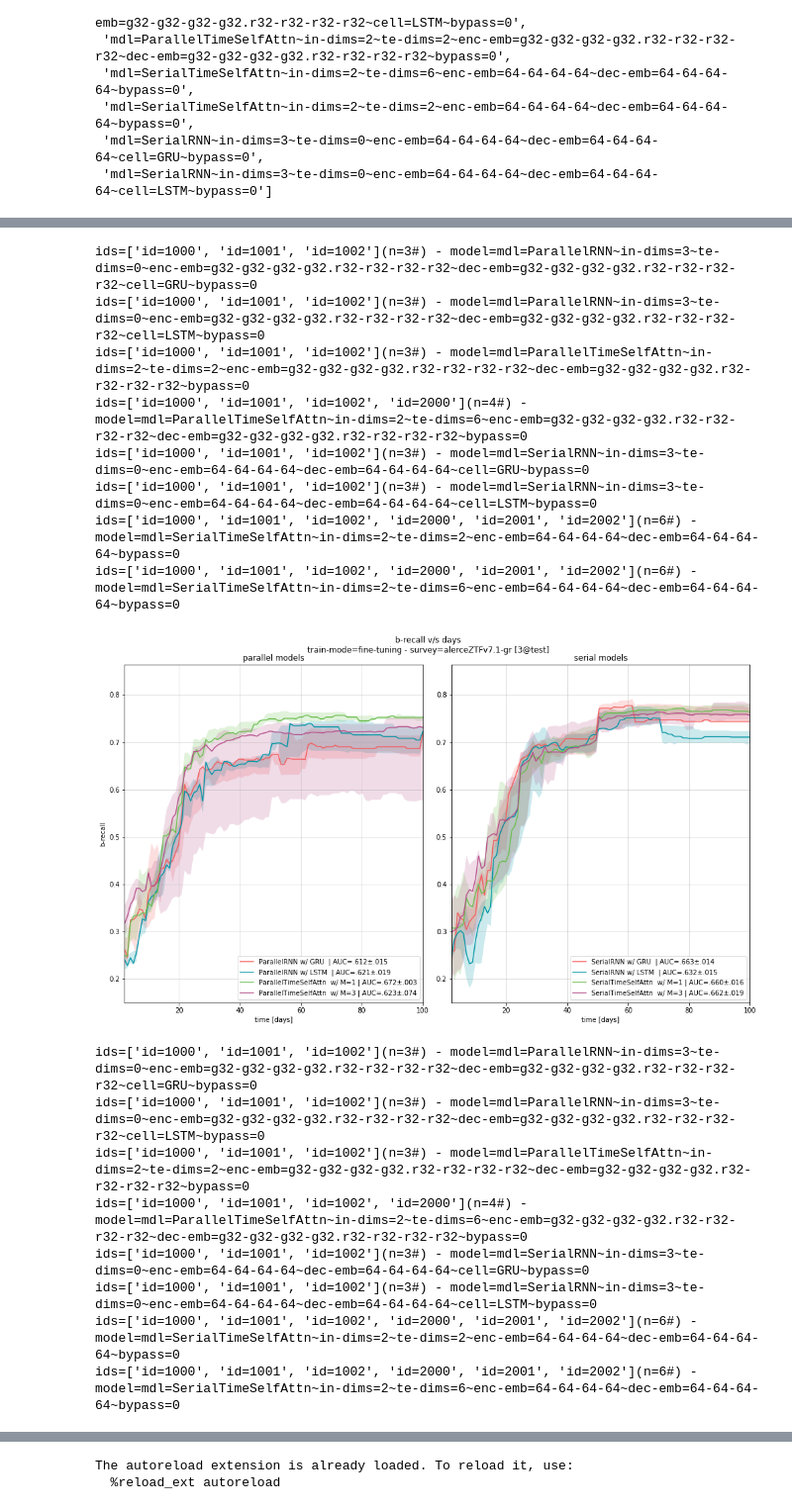
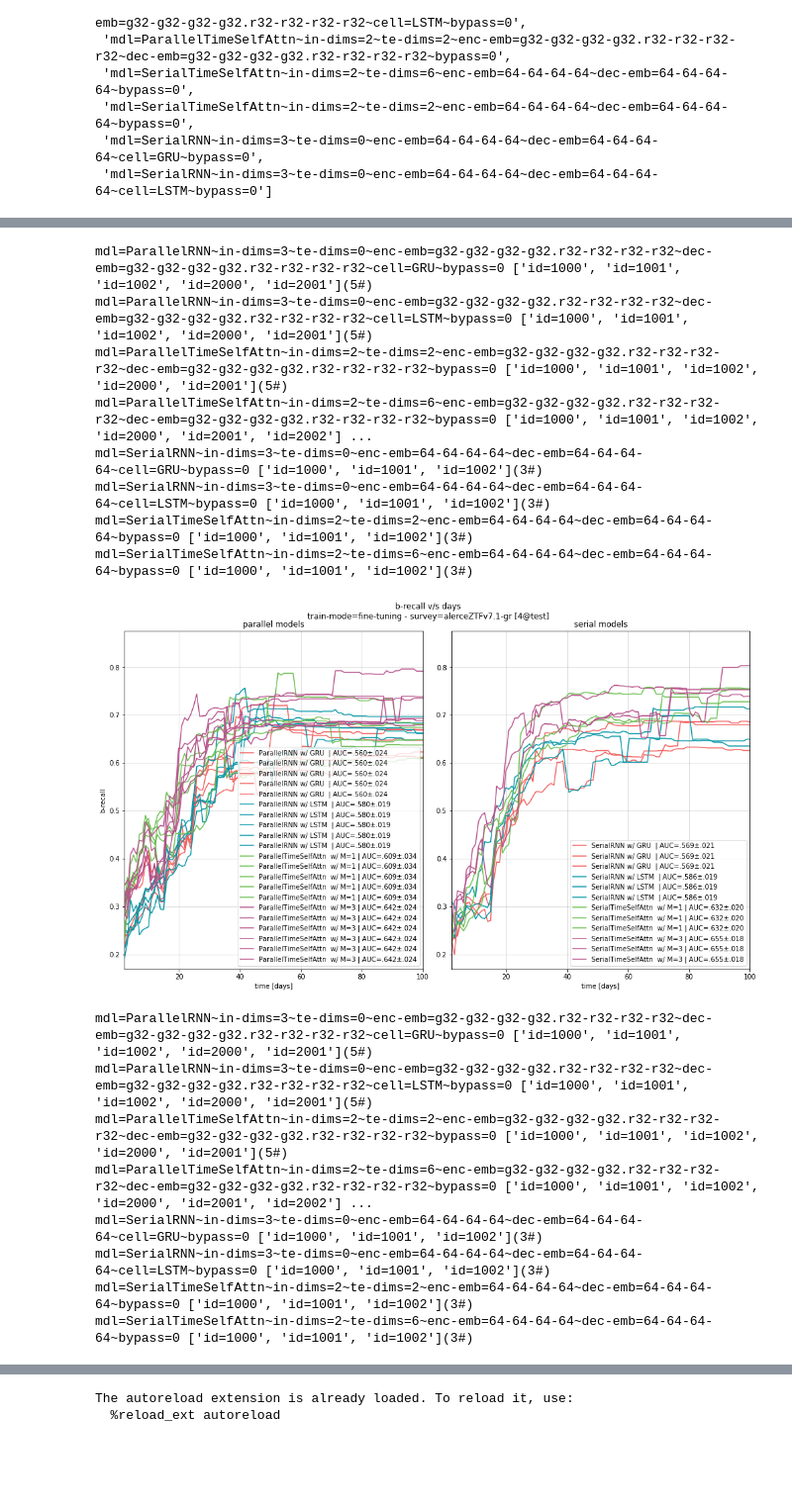
Before and after one commit to opimentel-github/astro-lightcurves-classifier, a Jupyter notebook: experiments/metrics_results.ipynb, the cells around one changed output, grey strips where cells are left out. Shown at 99% size. Cells and saved outputs as stored; diff of their text form; code cells hidden in the pictures; blank space fills up the shorter version.

```diff
--- a/experiments/metrics_results.ipynb
+++ b/experiments/metrics_results.ipynb
@@ -13,7 +13,7 @@ lcset_name = 'test'
 rootdir = '../save'
 method = 'spm-mcmc-estw'
 cfilename = f'survey=alerceZTFv7.1~bands=gr~mode=onlySNe~method={method}'
-kf = '3'
+kf = '4'
 
 model_names = get_model_names(rootdir, cfilename, kf, lcset_name)
 model_names
@@ -43,7 +43,7 @@ dmetrics = {
     }
 kwargs = {
     #'baselines_dict':baselines_dict,
-    'p':5, # None 5 10 25 30
+    'p':None, # None 5 10 25 30
 }
 plot_metric(rootdir, cfilename, kf, lcset_name, model_names, dmetrics, **kwargs)
 # %% [output]
@@ -61,17 +61,17 @@ ids=['id=1000', 'id=1001', 'id=1002', 'id=2000', 'id=2001', 'id=2002'](n=6#) - m
-ids=['id=1000', 'id=1001', 'id=1002'](n=3#) - model=mdl=ParallelRNN~in-dims=3~te-dims=0~enc-emb=g32-g32-g32-g32.r32-r32-r32-r32~dec-emb=g32-g32-g32-g32.r32-r32-r32-r32~cell=GRU~bypass=0
-ids=['id=1000', 'id=1001', 'id=1002'](n=3#) - model=mdl=ParallelRNN~in-dims=3~te-dims=0~enc-emb=g32-g32-g32-g32.r32-r32-r32-r32~dec-emb=g32-g32-g32-g32.r32-r32-r32-r32~cell=LSTM~bypass=0
-ids=['id=1000', 'id=1001', 'id=1002'](n=3#) - model=mdl=ParallelTimeSelfAttn~in-dims=2~te-dims=2~enc-emb=g32-g32-g32-g32.r32-r32-r32-r32~dec-emb=g32-g32-g32-g32.r32-r32-r32-r32~bypass=0
-ids=['id=1000', 'id=1001', 'id=1002', 'id=2000'](n=4#) - model=mdl=ParallelTimeSelfAttn~in-dims=2~te-dims=6~enc-emb=g32-g32-g32-g32.r32-r32-r32-r32~dec-emb=g32-g32-g32-g32.r32-r32-r32-r32~bypass=0
-ids=['id=1000', 'id=1001', 'id=1002'](n=3#) - model=mdl=SerialRNN~in-dims=3~te-dims=0~enc-emb=64-64-64-64~dec-emb=64-64-64-64~cell=GRU~bypass=0
-ids=['id=1000', 'id=1001', 'id=1002'](n=3#) - model=mdl=SerialRNN~in-dims=3~te-dims=0~enc-emb=64-64-64-64~dec-emb=64-64-64-64~cell=LSTM~bypass=0
-ids=['id=1000', 'id=1001', 'id=1002', 'id=2000', 'id=2001', 'id=2002'](n=6#) - model=mdl=SerialTimeSelfAttn~in-dims=2~te-dims=2~enc-emb=64-64-64-64~dec-emb=64-64-64-64~bypass=0
-ids=['id=1000', 'id=1001', 'id=1002', 'id=2000', 'id=2001', 'id=2002'](n=6#) - model=mdl=SerialTimeSelfAttn~in-dims=2~te-dims=6~enc-emb=64-64-64-64~dec-emb=64-64-64-64~bypass=0
+mdl=ParallelRNN~in-dims=3~te-dims=0~enc-emb=g32-g32-g32-g32.r32-r32-r32-r32~dec-emb=g32-g32-g32-g32.r32-r32-r32-r32~cell=GRU~bypass=0 ['id=1000', 'id=1001', 'id=1002', 'id=2000', 'id=2001'](5#)
+mdl=ParallelRNN~in-dims=3~te-dims=0~enc-emb=g32-g32-g32-g32.r32-r32-r32-r32~dec-emb=g32-g32-g32-g32.r32-r32-r32-r32~cell=LSTM~bypass=0 ['id=1000', 'id=1001', 'id=1002', 'id=2000', 'id=2001'](5#)
+mdl=ParallelTimeSelfAttn~in-dims=2~te-dims=2~enc-emb=g32-g32-g32-g32.r32-r32-r32-r32~dec-emb=g32-g32-g32-g32.r32-r32-r32-r32~bypass=0 ['id=1000', 'id=1001', 'id=1002', 'id=2000', 'id=2001'](5#)
+mdl=ParallelTimeSelfAttn~in-dims=2~te-dims=6~enc-emb=g32-g32-g32-g32.r32-r32-r32-r32~dec-emb=g32-g32-g32-g32.r32-r32-r32-r32~bypass=0 ['id=1000', 'id=1001', 'id=1002', 'id=2000', 'id=2001', 'id=2002'] ...
+mdl=SerialRNN~in-dims=3~te-dims=0~enc-emb=64-64-64-64~dec-emb=64-64-64-64~cell=GRU~bypass=0 ['id=1000', 'id=1001', 'id=1002'](3#)
+mdl=SerialRNN~in-dims=3~te-dims=0~enc-emb=64-64-64-64~dec-emb=64-64-64-64~cell=LSTM~bypass=0 ['id=1000', 'id=1001', 'id=1002'](3#)
+mdl=SerialTimeSelfAttn~in-dims=2~te-dims=2~enc-emb=64-64-64-64~dec-emb=64-64-64-64~bypass=0 ['id=1000', 'id=1001', 'id=1002'](3#)
+mdl=SerialTimeSelfAttn~in-dims=2~te-dims=6~enc-emb=64-64-64-64~dec-emb=64-64-64-64~bypass=0 ['id=1000', 'id=1001', 'id=1002'](3#)
-[figure, old version]
+[figure, new version]
-ids=['id=1000', 'id=1001', 'id=1002'](n=3#) - model=mdl=ParallelRNN~in-dims=3~te-dims=0~enc-emb=g32-g32-g32-g32.r32-r32-r32-r32~dec-emb=g32-g32-g32-g32.r32-r32-r32-r32~cell=GRU~bypass=0
-ids=['id=1000', 'id=1001', 'id=1002'](n=3#) - model=mdl=ParallelRNN~in-dims=3~te-dims=0~enc-emb=g32-g32-g32-g32.r32-r32-r32-r32~dec-emb=g32-g32-g32-g32.r32-r32-r32-r32~cell=LSTM~bypass=0
-ids=['id=1000', 'id=1001', 'id=1002'](n=3#) - model=mdl=ParallelTimeSelfAttn~in-dims=2~te-dims=2~enc-emb=g32-g32-g32-g32.r32-r32-r32-r32~dec-emb=g32-g32-g32-g32.r32-r32-r32-r32~bypass=0
-ids=['id=1000', 'id=1001', 'id=1002', 'id=2000'](n=4#) - model=mdl=ParallelTimeSelfAttn~in-dims=2~te-dims=6~enc-emb=g32-g32-g32-g32.r32-r32-r32-r32~dec-emb=g32-g32-g32-g32.r32-r32-r32-r32~bypass=0
-ids=['id=1000', 'id=1001', 'id=1002'](n=3#) - model=mdl=SerialRNN~in-dims=3~te-dims=0~enc-emb=64-64-64-64~dec-emb=64-64-64-64~cell=GRU~bypass=0
-ids=['id=1000', 'id=1001', 'id=1002'](n=3#) - model=mdl=SerialRNN~in-dims=3~te-dims=0~enc-emb=64-64-64-64~dec-emb=64-64-64-64~cell=LSTM~bypass=0
-ids=['id=1000', 'id=1001', 'id=1002', 'id=2000', 'id=2001', 'id=2002'](n=6#) - model=mdl=SerialTimeSelfAttn~in-dims=2~te-dims=2~enc-emb=64-64-64-64~dec-emb=64-64-64-64~bypass=0
-ids=['id=1000', 'id=1001', 'id=1002', 'id=2000', 'id=2001', 'id=2002'](n=6#) - model=mdl=SerialTimeSelfAttn~in-dims=2~te-dims=6~enc-emb=64-64-64-64~dec-emb=64-64-64-64~bypass=0
+mdl=ParallelRNN~in-dims=3~te-dims=0~enc-emb=g32-g32-g32-g32.r32-r32-r32-r32~dec-emb=g32-g32-g32-g32.r32-r32-r32-r32~cell=GRU~bypass=0 ['id=1000', 'id=1001', 'id=1002', 'id=2000', 'id=2001'](5#)
+mdl=ParallelRNN~in-dims=3~te-dims=0~enc-emb=g32-g32-g32-g32.r32-r32-r32-r32~dec-emb=g32-g32-g32-g32.r32-r32-r32-r32~cell=LSTM~bypass=0 ['id=1000', 'id=1001', 'id=1002', 'id=2000', 'id=2001'](5#)
+mdl=ParallelTimeSelfAttn~in-dims=2~te-dims=2~enc-emb=g32-g32-g32-g32.r32-r32-r32-r32~dec-emb=g32-g32-g32-g32.r32-r32-r32-r32~bypass=0 ['id=1000', 'id=1001', 'id=1002', 'id=2000', 'id=2001'](5#)
+mdl=ParallelTimeSelfAttn~in-dims=2~te-dims=6~enc-emb=g32-g32-g32-g32.r32-r32-r32-r32~dec-emb=g32-g32-g32-g32.r32-r32-r32-r32~bypass=0 ['id=1000', 'id=1001', 'id=1002', 'id=2000', 'id=2001', 'id=2002'] ...
+mdl=SerialRNN~in-dims=3~te-dims=0~enc-emb=64-64-64-64~dec-emb=64-64-64-64~cell=GRU~bypass=0 ['id=1000', 'id=1001', 'id=1002'](3#)
+mdl=SerialRNN~in-dims=3~te-dims=0~enc-emb=64-64-64-64~dec-emb=64-64-64-64~cell=LSTM~bypass=0 ['id=1000', 'id=1001', 'id=1002'](3#)
+mdl=SerialTimeSelfAttn~in-dims=2~te-dims=2~enc-emb=64-64-64-64~dec-emb=64-64-64-64~bypass=0 ['id=1000', 'id=1001', 'id=1002'](3#)
+mdl=SerialTimeSelfAttn~in-dims=2~te-dims=6~enc-emb=64-64-64-64~dec-emb=64-64-64-64~bypass=0 ['id=1000', 'id=1001', 'id=1002'](3#)
```
Also changed, not shown: parts of 4 cells of this notebook, 6 other files.
